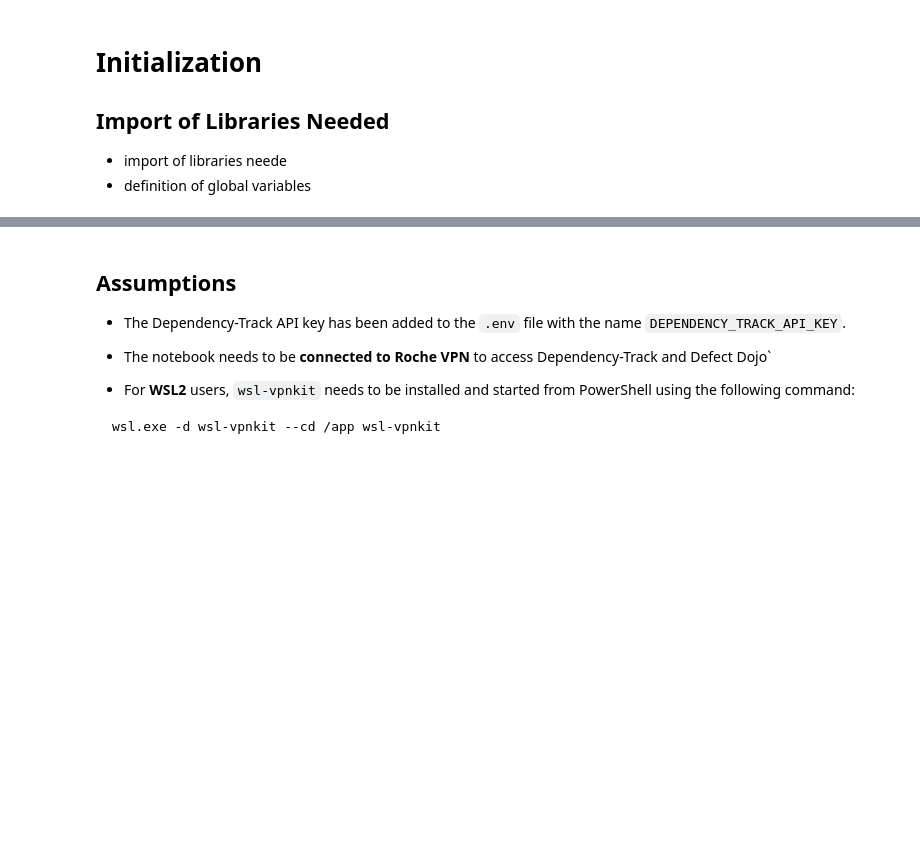
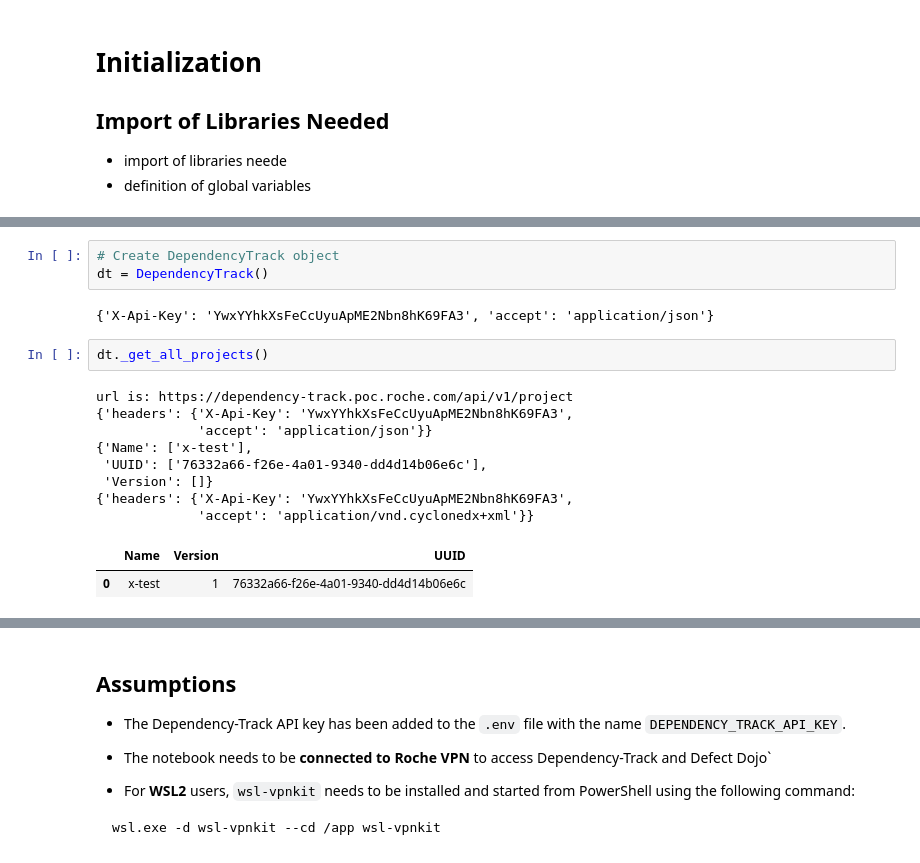
Before and after one commit to markb77/data_analysis, a Jupyter notebook: notebooks/SoftwareCompositionAnalysis.ipynb, the cells around one changed output, grey strips where cells are left out. Cells and saved outputs as stored; diff of their text form; blank space fills up the shorter version.

Commit message:
initial version

```diff
--- a/notebooks/SoftwareCompositionAnalysis.ipynb
+++ b/notebooks/SoftwareCompositionAnalysis.ipynb
@@ -23,0 +27,18 @@ This includes:
+# %%
+# Create DependencyTrack object
+dt = DependencyTrack()
+# %% [output]
+{'X-Api-Key': 'YwxYYhkXsFeCcUyuApME2Nbn8hK69FA3', 'accept': 'application/json'}
+# %%
+dt._get_all_projects()
+# %% [output]
+url is: https://dependency-track.poc.roche.com/api/v1/project
+{'headers': {'X-Api-Key': 'YwxYYhkXsFeCcUyuApME2Nbn8hK69FA3',
+             'accept': 'application/json'}}
+{'Name': ['x-test'],
+ 'UUID': ['76332a66-f26e-4a01-9340-dd4d14b06e6c'],
+ 'Version': []}
+{'headers': {'X-Api-Key': 'YwxYYhkXsFeCcUyuApME2Nbn8hK69FA3',
+             'accept': 'application/vnd.cyclonedx+xml'}}
+|  | Name | Version | UUID |
+| 0 | x-test | 1 | 76332a66-f26e-4a01-9340-dd4d14b06e6c |
```
Also changed, not shown: parts of 36 cells of this notebook, 6 other files.
